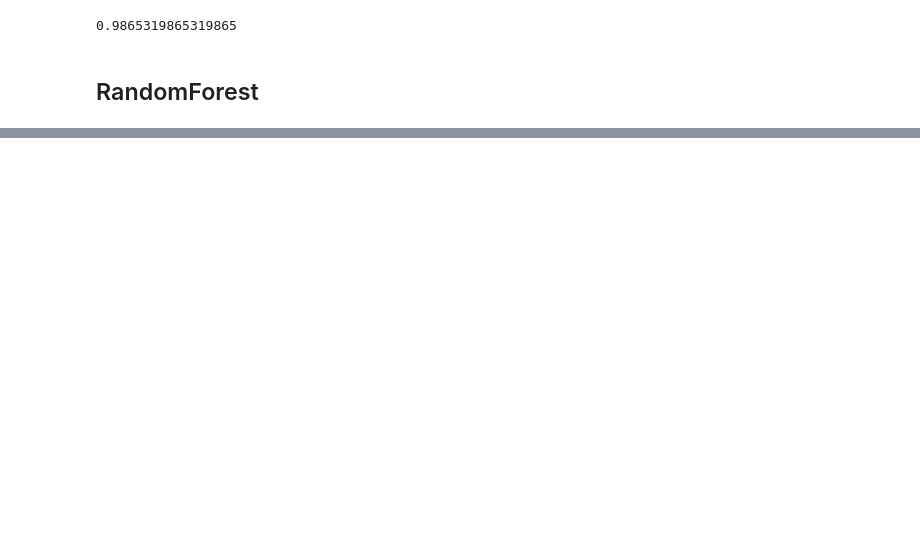
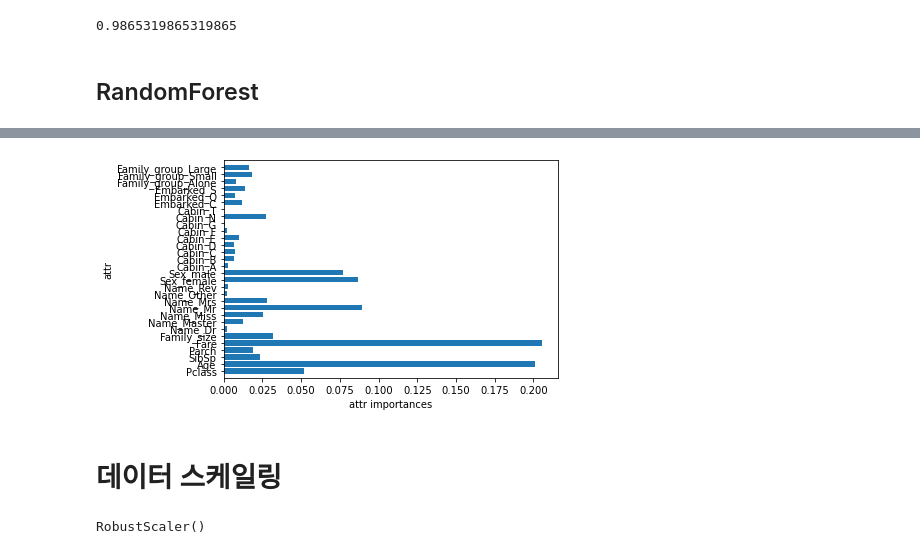
Before and after one commit to Shaharen/MachineLearning, a Jupyter notebook: Ex06_타이타닉.ipynb, the cells around one changed output, grey strips where cells are left out. Cells and saved outputs as stored; diff of their text form; code cells hidden in the pictures; blank space fills up the shorter version.

```diff
--- a/Ex06_타이타닉.ipynb
+++ b/Ex06_타이타닉.ipynb
@@ -617,0 +618,20 @@ result.mean()
+# %%
+import numpy as np
+import matplotlib.pyplot as plt
+
+# 특성 중요도 시각화 하기
+def plot_feature_importances(model, n_features):
+    # 축 번호별로 중요도 그래프를 그림
+    plt.barh(range(n_features), model.feature_importances_)
+    # 축 번호에 축 이름을 출력
+    plt.yticks(np.arange(n_features), X_train.columns)
+    plt.xlabel("attr importances")
+    plt.ylabel("attr")
+    plt.ylim(-1, n_features)
+plt.show()
+# %%
+plot_feature_importances(forest, X_train.shape[1])
+# %% [output]
+[figure, added]
+# %% [markdown]
+# 데이터 스케일링
@@ -617,0 +642,5 @@ result.mean()
+# %%
+# 어떤 컬럼에는 어떤 값으로 변경해야 하는지
+rb_scaler.fit(X_train)
+# %% [output]
+RobustScaler()
```
Also changed, not shown: parts of 20 cells of this notebook.
